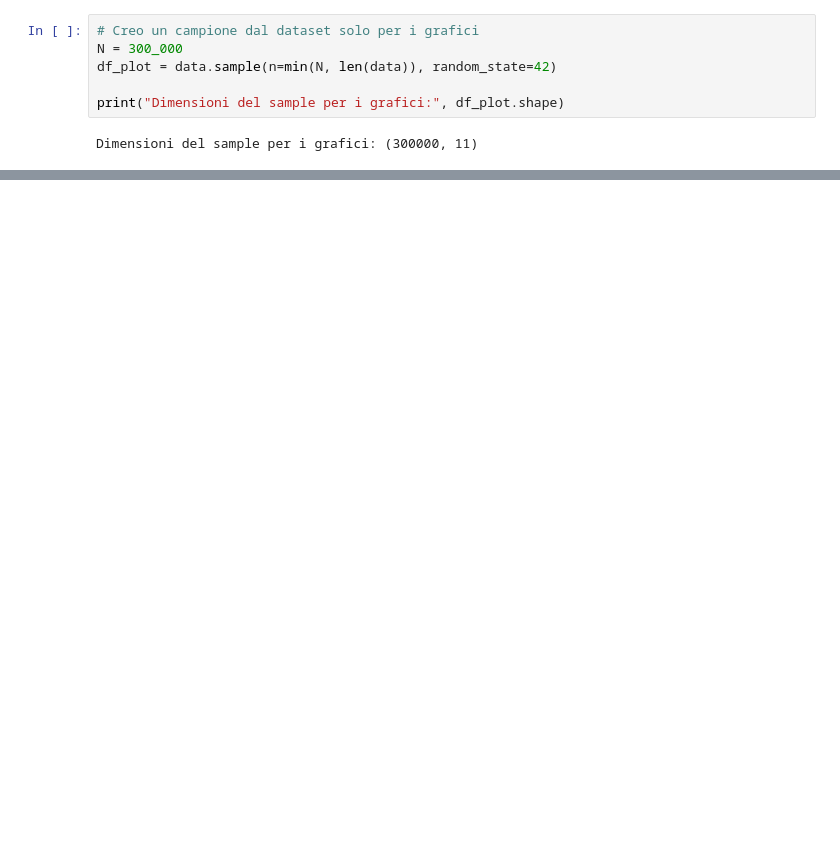
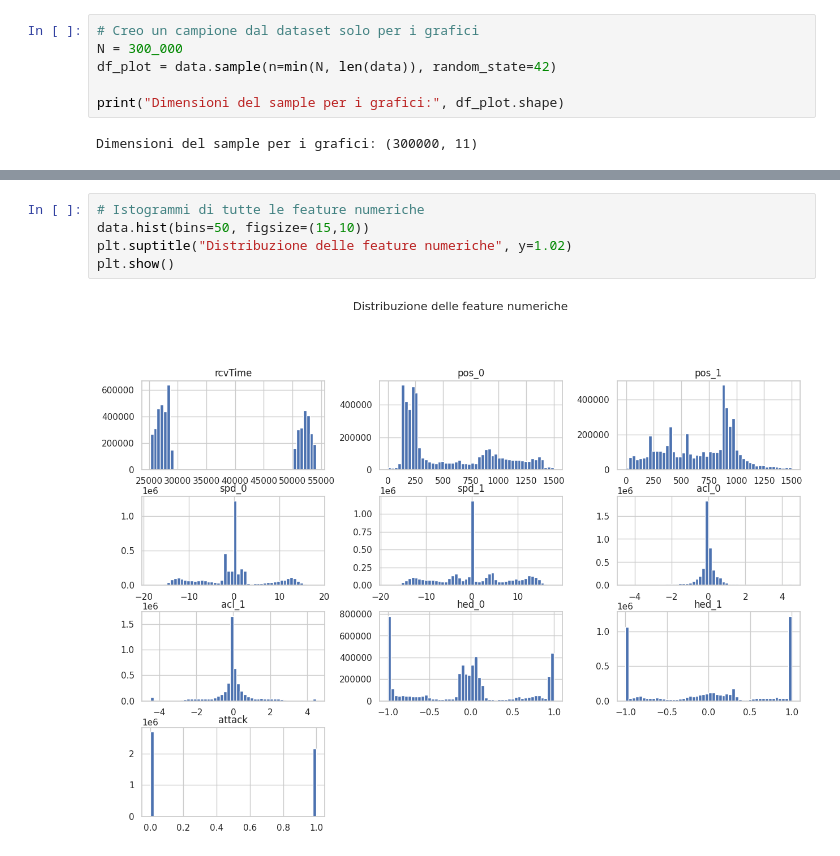
Before and after one commit to gar-nov/tirocinio, a Jupyter notebook: EDA.ipynb, the cells around one changed output, grey strips where cells are left out. Drawn from its saved outputs; the diff is of its cells as text; blank space fills up the shorter version.

```diff
--- a/EDA.ipynb
+++ b/EDA.ipynb
@@ -145,0 +226,7 @@ display(stats)
+# %%
+# Istogrammi di tutte le feature numeriche
+data.hist(bins=50, figsize=(15,10))
+plt.suptitle("Distribuzione delle feature numeriche", y=1.02)
+plt.show()
+# %% [output]
+[figure, added]
```
Also changed, not shown: parts of 30 cells of this notebook.
